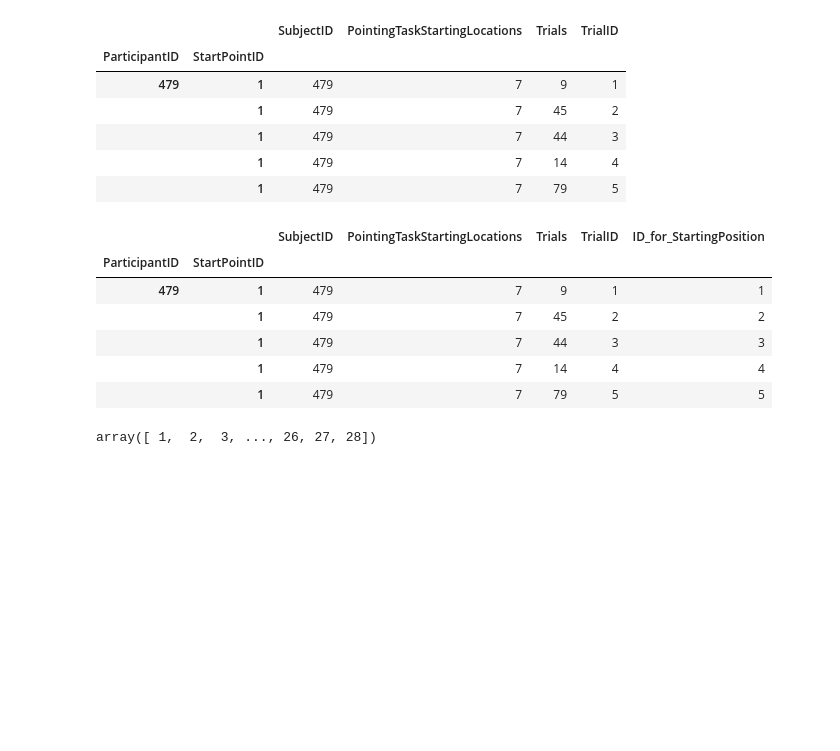
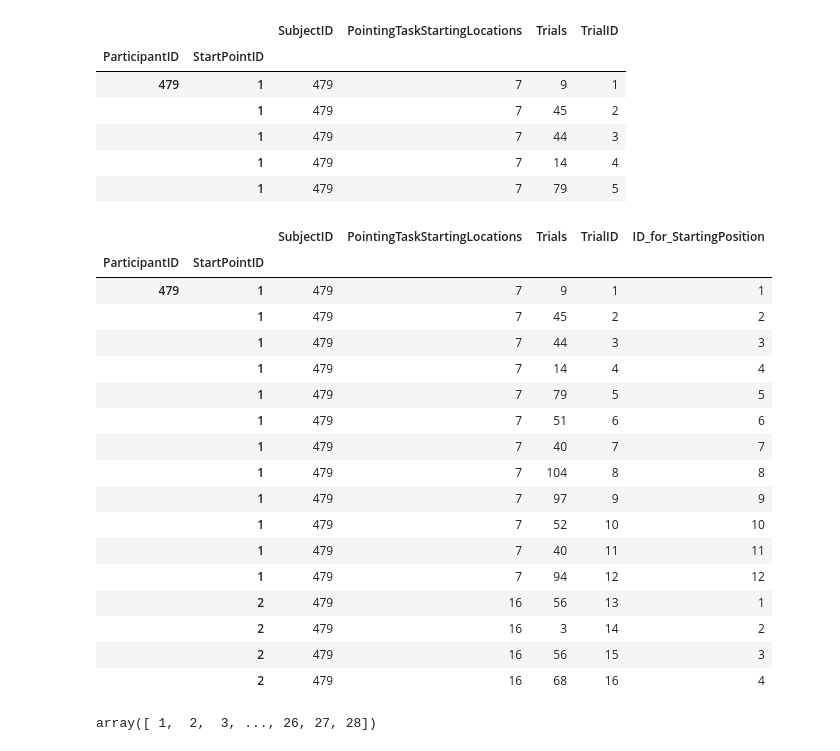
Before and after one commit to tracysanchez/Human_Agents_Impact_Nav, a Jupyter notebook: PointingTask/02_ParticipantsDataReconstruction.ipynb, the cells around one changed output. Drawn from its saved outputs; the diff is of its cells as text; code cells hidden in the pictures; blank space fills up the shorter version.

```diff
--- a/PointingTask/02_ParticipantsDataReconstruction.ipynb
+++ b/PointingTask/02_ParticipantsDataReconstruction.ipynb
@@ -281,17 +281,28 @@ Final.head()
 # %%
 #Include marker for each starting position
 SubjectNum = len(df.SubjectID.unique())
 #Final['MainID_for_StartingPosition']= np.tile(np.arange(1,29,12),SubjectNum)
 Final['ID_for_StartingPosition']= np.tile(np.arange(1,13,1), (SubjectNum*28))
-Final.head()
+Final.head(16)
 # %% [output]
 |  |  | SubjectID | PointingTaskStartingLocations | Trials | TrialID | ID_for_StartingPosition |
 | ParticipantID | StartPointID |  |  |  |  |  |
 | 479 | 1 | 479 | 7 | 9 | 1 | 1 |
 |  | 1 | 479 | 7 | 45 | 2 | 2 |
 |  | 1 | 479 | 7 | 44 | 3 | 3 |
 |  | 1 | 479 | 7 | 14 | 4 | 4 |
 |  | 1 | 479 | 7 | 79 | 5 | 5 |
+|  | 1 | 479 | 7 | 51 | 6 | 6 |
+|  | 1 | 479 | 7 | 40 | 7 | 7 |
+|  | 1 | 479 | 7 | 104 | 8 | 8 |
+|  | 1 | 479 | 7 | 97 | 9 | 9 |
+|  | 1 | 479 | 7 | 52 | 10 | 10 |
+|  | 1 | 479 | 7 | 40 | 11 | 11 |
+|  | 1 | 479 | 7 | 94 | 12 | 12 |
+|  | 2 | 479 | 16 | 56 | 13 | 1 |
+|  | 2 | 479 | 16 | 3 | 14 | 2 |
+|  | 2 | 479 | 16 | 56 | 15 | 3 |
+|  | 2 | 479 | 16 | 68 | 16 | 4 |
 # %%
 np.tile(np.arange(1,29,1),(SubjectNum*12))
 # %% [output]
```
Also changed, not shown: parts of 10 cells of this notebook, 5 other files.
